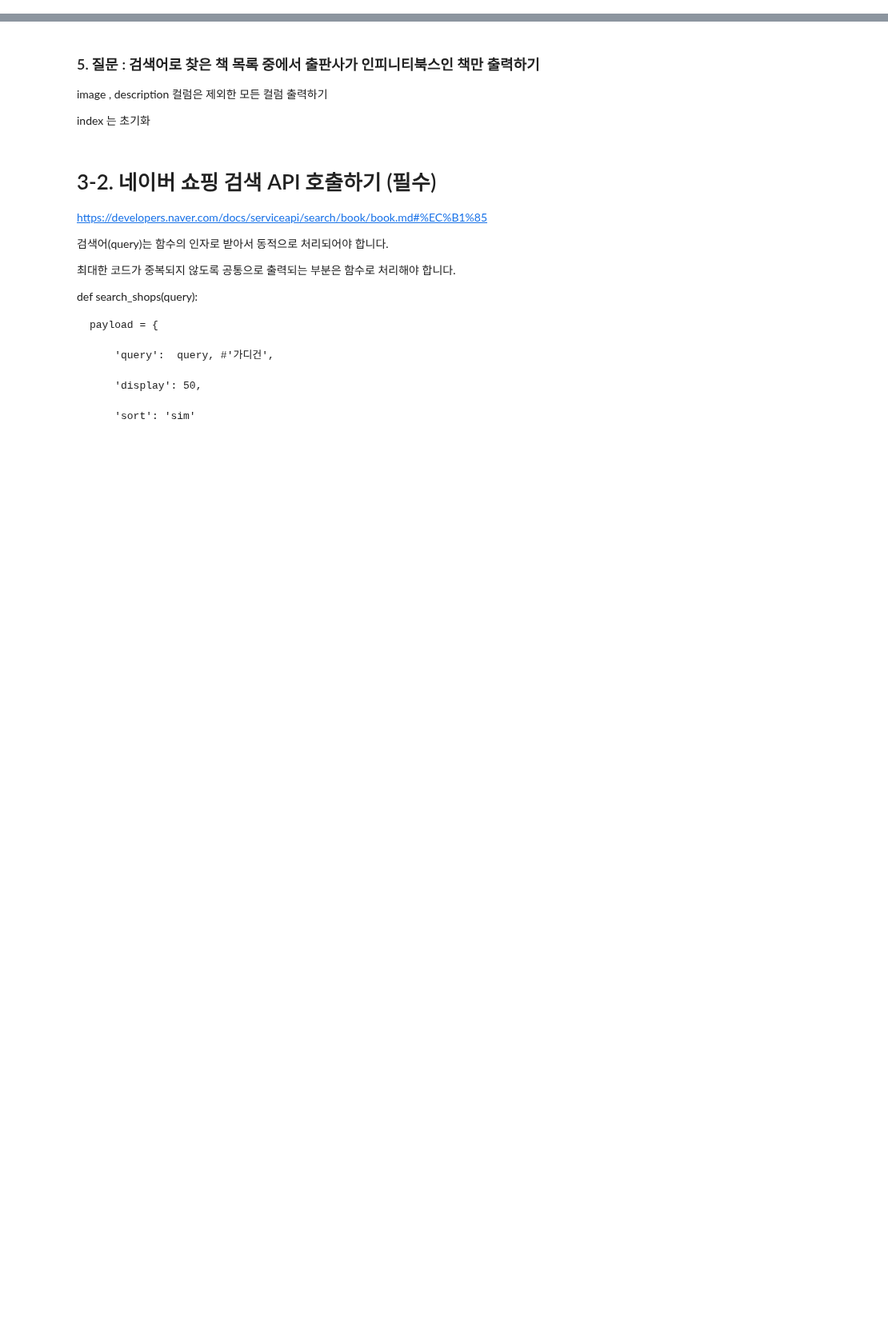
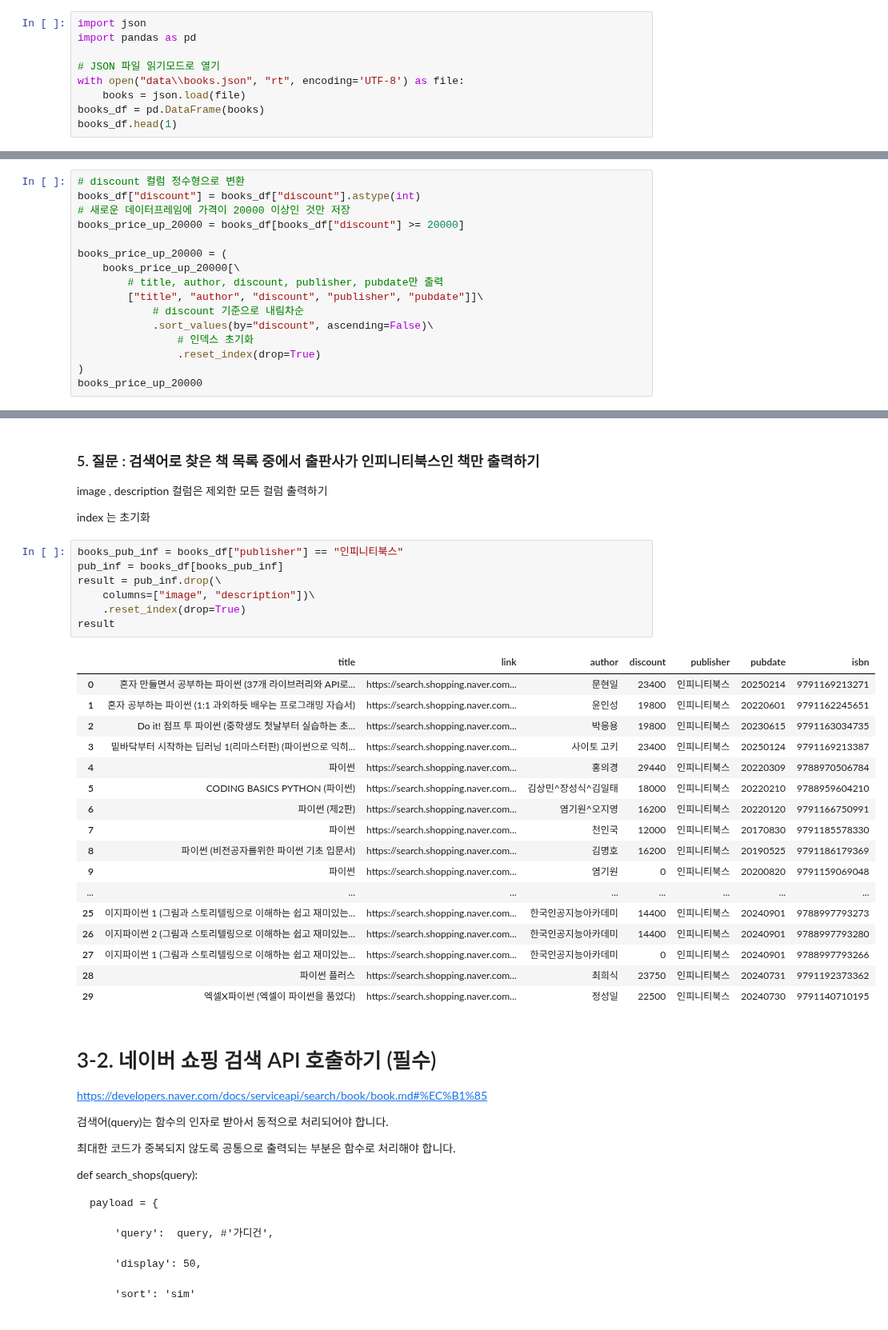
Before and after one commit to ikh0120/python_Webscraping_Analysis, a Jupyter notebook: 연습문제/03_네이버_API_호출해서_사용.ipynb, the cells around one changed output, grey strips where cells are left out. Shown at 80% size. Cells and saved outputs as stored; diff of their text form; blank space fills up the shorter version.

```diff
--- a/연습문제/03_네이버_API_호출해서_사용.ipynb
+++ b/연습문제/03_네이버_API_호출해서_사용.ipynb
@@ -37,2 +153,11 @@ def search_books(query):
 # %% [markdown]
 ### 2. books.json 파일을 Pandas DataFrame로 저장하기
+# %%
+import json
+import pandas as pd
+
+# JSON 파일 읽기모드로 열기
+with open("data\\books.json", "rt", encoding='UTF-8') as file:
+    books = json.load(file)
+books_df = pd.DataFrame(books)
+books_df.head(1)
@@ -44,3 +193,19 @@ def search_books(query):
 title,author,discount,publisher,pubdate 컬럼만 출력
 
 가격은 descending (내림차순), index 초기화
+# %%
+# discount 컬럼 정수형으로 변환
+books_df["discount"] = books_df["discount"].astype(int)
+# 새로운 데이터프레임에 가격이 20000 이상인 것만 저장
+books_price_up_20000 = books_df[books_df["discount"] >= 20000]
+
+books_price_up_20000 = (
+    books_price_up_20000[\
+        # title, author, discount, publisher, pubdate만 출력
+        ["title", "author", "discount", "publisher", "pubdate"]]\
+            # discount 기준으로 내림차순
+            .sort_values(by="discount", ascending=False)\
+                # 인덱스 초기화
+                .reset_index(drop=True)
+)
+books_price_up_20000
@@ -50,6 +233,31 @@ title,author,discount,publisher,pubdate 컬럼만 출력
 image , description 컬럼은 제외한 모든 컬럼 출력하기
 
 index 는 초기화
+# %%
+books_pub_inf = books_df["publisher"] == "인피니티북스"
+pub_inf = books_df[books_pub_inf]
+result = pub_inf.drop(\
+    columns=["image", "description"])\
+    .reset_index(drop=True)
+result
+# %% [output]
+|  | title | link | author | discount | publisher | pubdate | isbn |
+| 0 | 혼자 만들면서 공부하는 파이썬 (37개 라이브러리와 API로... | https://search.shopping.naver.com... | 문현일 | 23400 | 인피니티북스 | 20250214 | 9791169213271 |
+| 1 | 혼자 공부하는 파이썬 (1:1 과외하듯 배우는 프로그래밍 자습서) | https://search.shopping.naver.com... | 윤인성 | 19800 | 인피니티북스 | 20220601 | 9791162245651 |
+| 2 | Do it! 점프 투 파이썬 (중학생도 첫날부터 실습하는 초... | https://search.shopping.naver.com... | 박응용 | 19800 | 인피니티북스 | 20230615 | 9791163034735 |
+| 3 | 밑바닥부터 시작하는 딥러닝 1(리마스터판) (파이썬으로 익히... | https://search.shopping.naver.com... | 사이토 고키 | 23400 | 인피니티북스 | 20250124 | 9791169213387 |
+| 4 | 파이썬 | https://search.shopping.naver.com... | 홍의경 | 29440 | 인피니티북스 | 20220309 | 9788970506784 |
+| 5 | CODING BASICS PYTHON (파이썬) | https://search.shopping.naver.com... | 김상민^장성식^김일태 | 18000 | 인피니티북스 | 20220210 | 9788959604210 |
+| 6 | 파이썬 (제2판) | https://search.shopping.naver.com... | 염기원^오지영 | 16200 | 인피니티북스 | 20220120 | 9791166750991 |
+| 7 | 파이썬 | https://search.shopping.naver.com... | 천인국 | 12000 | 인피니티북스 | 20170830 | 9791185578330 |
+| 8 | 파이썬 (비전공자를위한 파이썬 기초 입문서) | https://search.shopping.naver.com... | 김명호 | 16200 | 인피니티북스 | 20190525 | 9791186179369 |
+| 9 | 파이썬 | https://search.shopping.naver.com... | 염기원 | 0 | 인피니티북스 | 20200820 | 9791159069048 |
+| ... | ... | ... | ... | ... | ... | ... | ... |
+| 25 | 이지파이썬 1 (그림과 스토리텔링으로 이해하는 쉽고 재미있는... | https://search.shopping.naver.com... | 한국인공지능아카데미 | 14400 | 인피니티북스 | 20240901 | 9788997793273 |
+| 26 | 이지파이썬 2 (그림과 스토리텔링으로 이해하는 쉽고 재미있는... | https://search.shopping.naver.com... | 한국인공지능아카데미 | 14400 | 인피니티북스 | 20240901 | 9788997793280 |
+| 27 | 이지파이썬 1 (그림과 스토리텔링으로 이해하는 쉽고 재미있는... | https://search.shopping.naver.com... | 한국인공지능아카데미 | 0 | 인피니티북스 | 20240901 | 9788997793266 |
+| 28 | 파이썬 플러스 | https://search.shopping.naver.com... | 최희식 | 23750 | 인피니티북스 | 20240731 | 9791192373362 |
+| 29 | 엑셀X파이썬 (엑셀이 파이썬을 품었다) | https://search.shopping.naver.com... | 정성일 | 22500 | 인피니티북스 | 20240730 | 9791140710195 |
 # %% [markdown]
 # 3-2. 네이버 쇼핑 검색 API 호출하기 (필수)
 https://developers.naver.com/docs/serviceapi/search/book/book.md#%EC%B1%85
```
Also changed, not shown: parts of 9 cells of this notebook, 4 other files.
